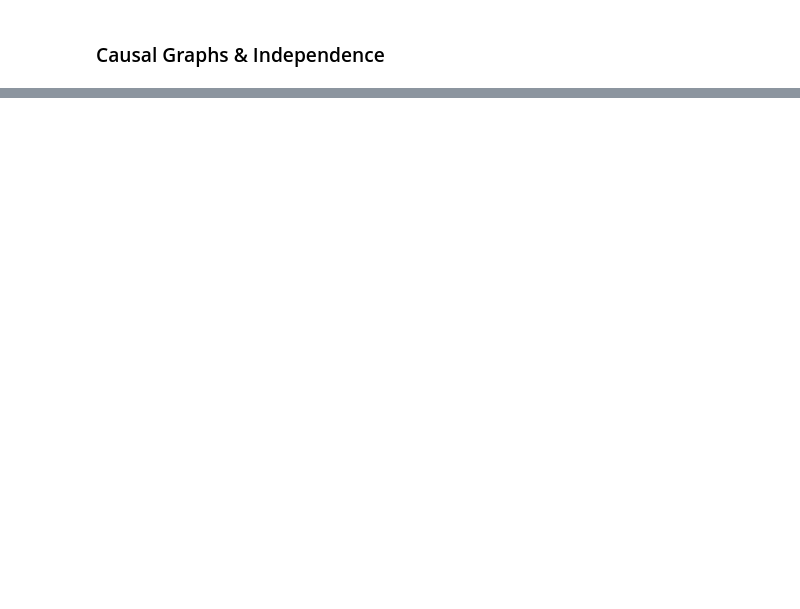
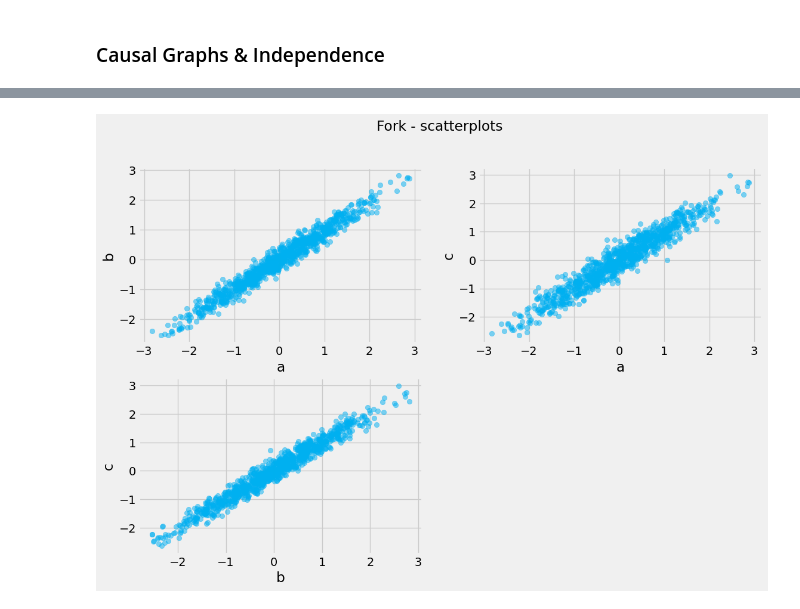
Before and after one commit to joakor89/Causal_inference_in_python, a Jupyter notebook: chap_05/FCI.ipynb, the cells around one changed output, grey strips where cells are left out. Saved outputs shown, nothing was run; the diff lists cells and outputs as text; code cells hidden in the pictures; blank space fills up the shorter version.

Commit message:
Forks & Colliders

```diff
--- a/chap_05/FCI.ipynb
+++ b/chap_05/FCI.ipynb
@@ -143,0 +162,25 @@ Notes:
+# %%
+# Generate the data
+b = np.random.randn(N_SAMPLES)
+a = b + NOISE_LEVEL*np.random.randn(N_SAMPLES)
+c = b + NOISE_LEVEL*np.random.randn(N_SAMPLES)
+
+# Get combinations
+combs = list(combinations([('a', a), ('b', b), ('c', c)], 2))
+# %%
+# Plot
+plt.figure(figsize=(12, 8))
+
+for i, comb in enumerate(combs):
+    key_1, key_2 = comb[0][0], comb[1][0]
+
+
+    plt.subplot(2, 2, i + 1)
+    plt.scatter(comb[0][1], comb[1][1], alpha=.5, color=COLORS[0])
+    plt.xlabel(key_1)
+    plt.ylabel(key_2)
+
+plt.suptitle('Fork - scatterplots')
+plt.show()
+# %% [output]
+[figure, added]
```
Also changed, not shown: parts of 10 cells of this notebook, 4 other files.
